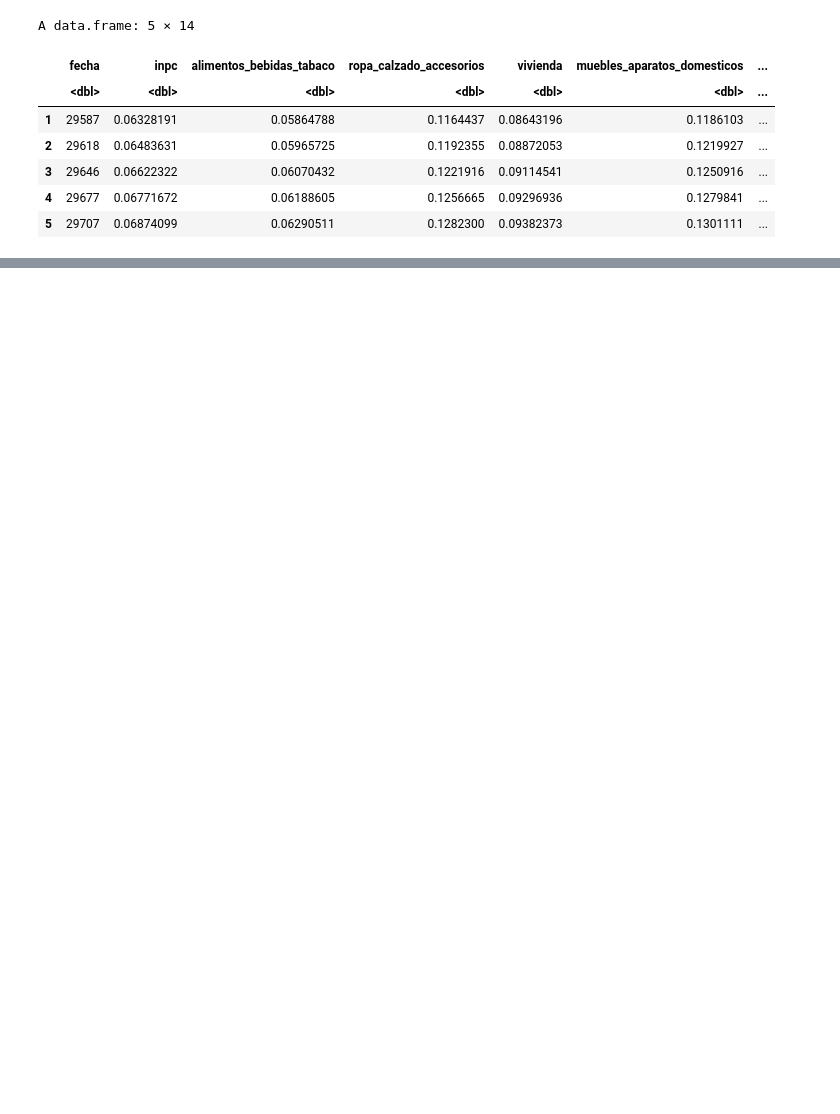
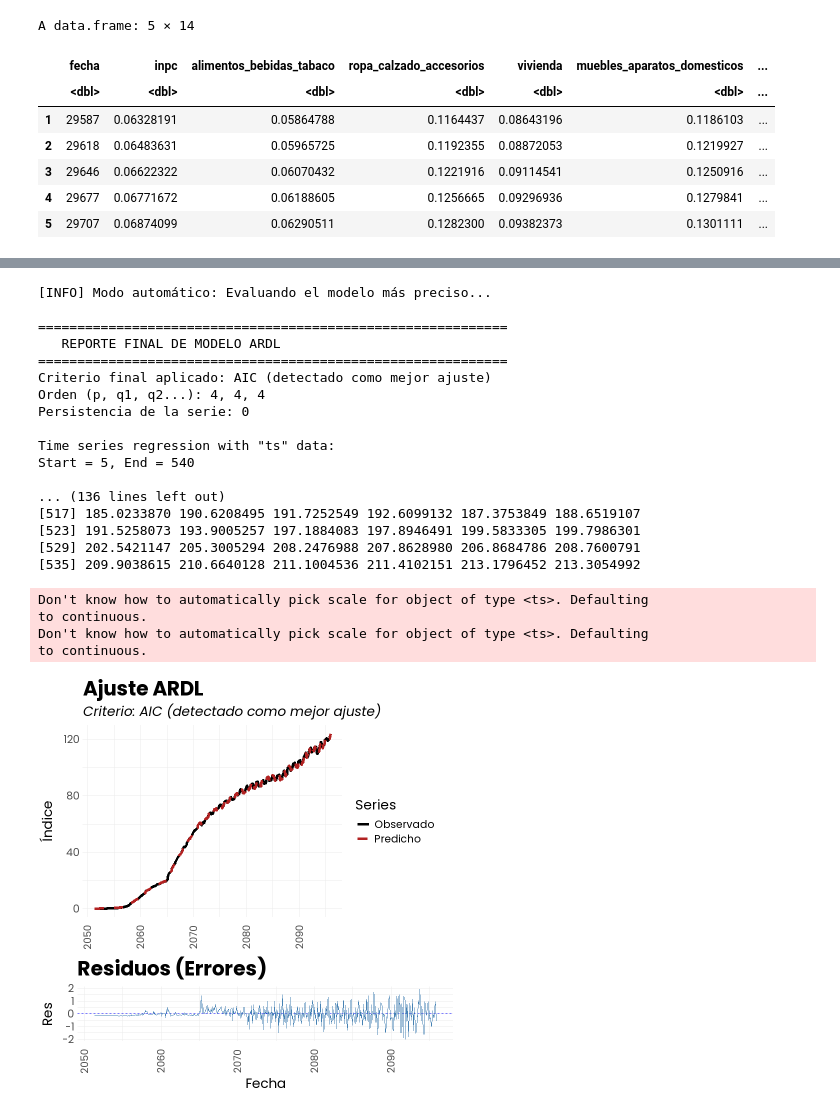
Before and after one commit to claudiodanielpc/ferrocarriles, a Jupyter notebook: implementa_modelo.ipynb, the cells around one changed output, grey strips where cells are left out. Drawn from its saved outputs; the diff is of its cells as text; code cells hidden in the pictures; blank space fills up the shorter version.

```diff
--- a/implementa_modelo.ipynb
+++ b/implementa_modelo.ipynb
@@ -205,0 +168,27 @@ to continuous.
+# %%
+# Modelo 2: Vivienda
+res_vivienda <- run_ardl_model(data=indices, date_var="fecha", dep_var="vivienda",
+                              indep_vars=c("ferrocarril", "autotransporte_carga"),,seleccion_modelo= NULL, max_order=4)
+# %% [output]
+[INFO] Modo automático: Evaluando el modelo más preciso...
+
+============================================================
+   REPORTE FINAL DE MODELO ARDL
+============================================================
+Criterio final aplicado: AIC (detectado como mejor ajuste)
+Orden (p, q1, q2...): 4, 4, 4
+Persistencia de la serie: 0
+
+Time series regression with "ts" data:
+Start = 5, End = 540
+
+... (136 lines left out)
+[517] 185.0233870 190.6208495 191.7252549 192.6099132 187.3753849 188.6519107
+[523] 191.5258073 193.9005257 197.1884083 197.8946491 199.5833305 199.7986301
+[529] 202.5421147 205.3005294 208.2476988 207.8628980 206.8684786 208.7600791
+[535] 209.9038615 210.6640128 211.1004536 211.4102151 213.1796452 213.3054992
+Don't know how to automatically pick scale for object of type <ts>. Defaulting
+to continuous.
+Don't know how to automatically pick scale for object of type <ts>. Defaulting
+to continuous.
+[figure, added]
```
Also changed, not shown: parts of 5 cells of this notebook.
